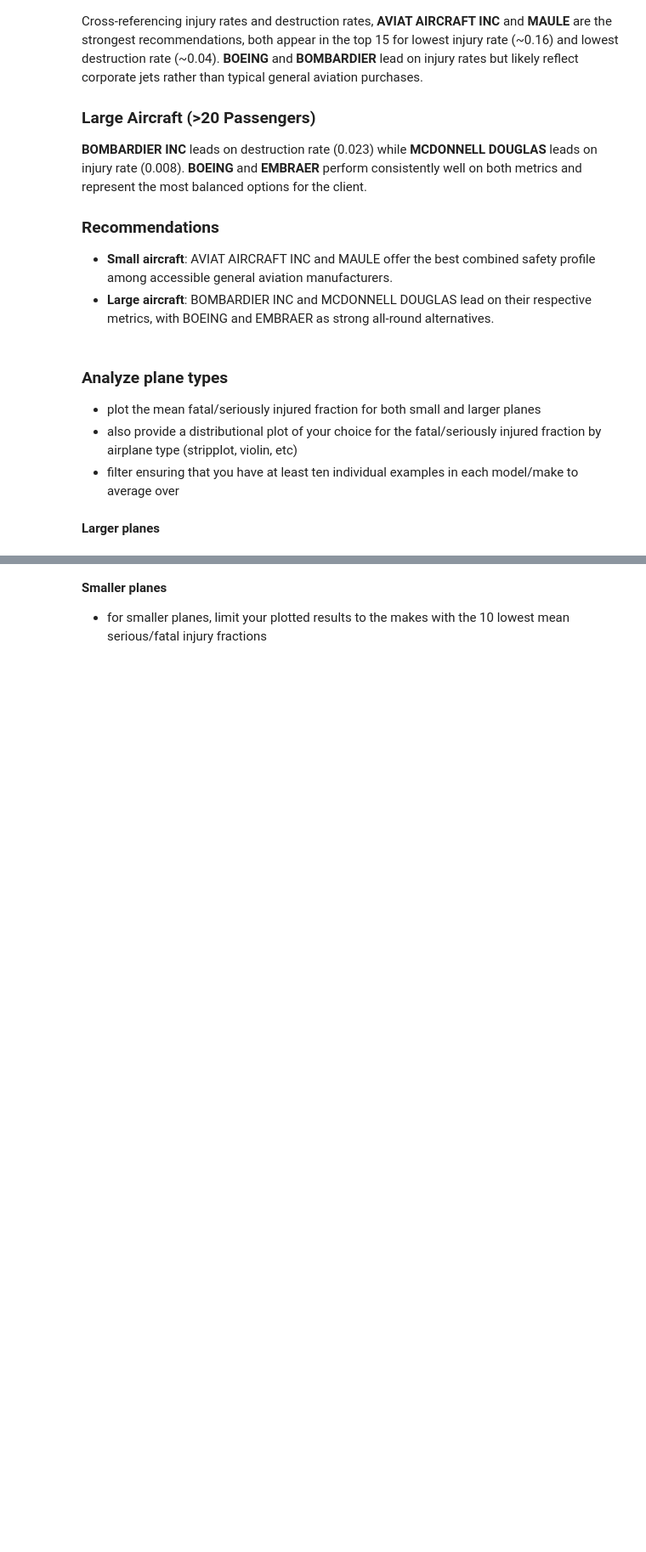
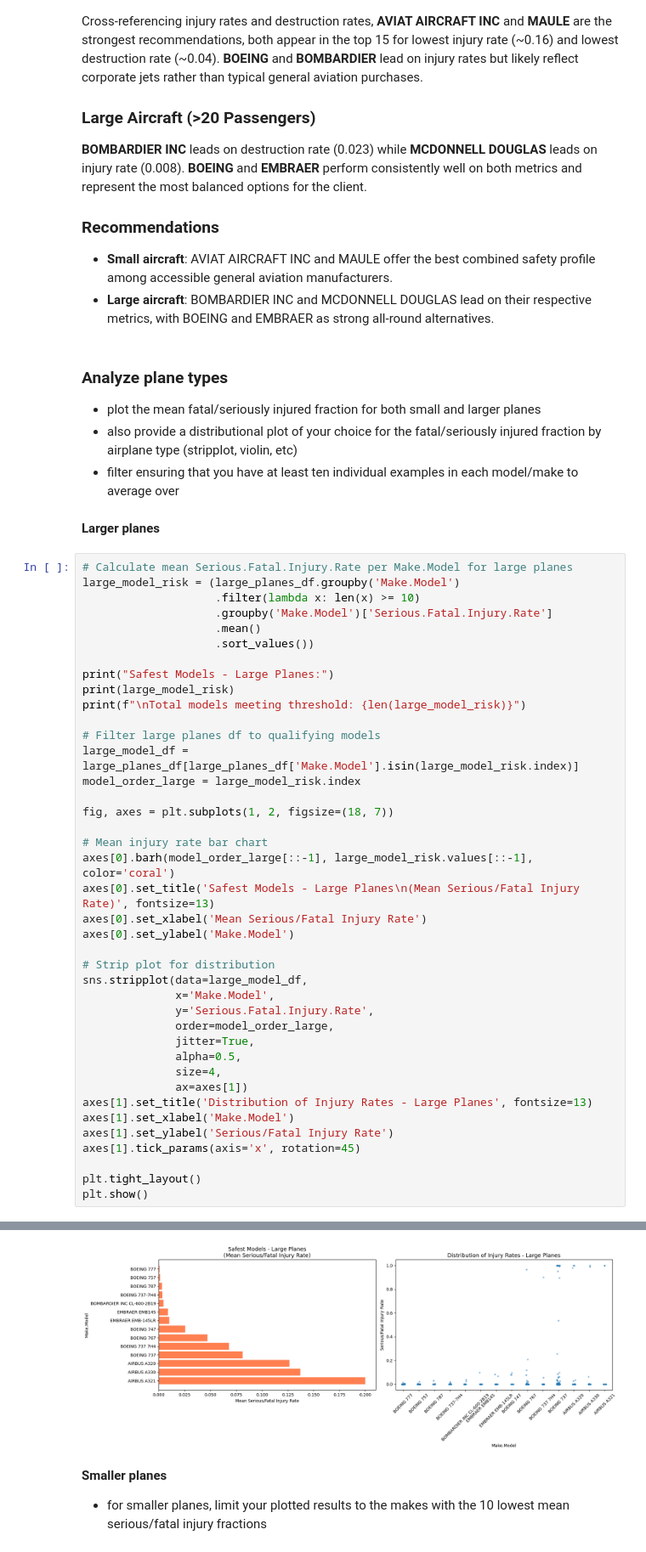
Before and after one commit to bahayg/dsc-course0-m8-lab, a Jupyter notebook: Aviation_Accidents_Data_Analysis.ipynb, the cells around one changed output, grey strips where cells are left out. Shown at 85% size. Saved outputs shown, nothing was run; the diff lists cells and outputs as text; blank space fills up the shorter version.

Commit message:
Data Analysis - Analyze Plane Types

```diff
--- a/Aviation_Accidents_Data_Analysis.ipynb
+++ b/Aviation_Accidents_Data_Analysis.ipynb
@@ -308,3 +308,44 @@ with BOEING and EMBRAER as strong all-round alternatives.
 - filter ensuring that you have at least ten individual examples in each model/make to average over
 # %% [markdown]
 **Larger planes**
+# %%
+# Calculate mean Serious.Fatal.Injury.Rate per Make.Model for large planes
+large_model_risk = (large_planes_df.groupby('Make.Model')
+                    .filter(lambda x: len(x) >= 10)
+                    .groupby('Make.Model')['Serious.Fatal.Injury.Rate']
+                    .mean()
+                    .sort_values())
+
+print("Safest Models - Large Planes:")
+print(large_model_risk)
+print(f"\nTotal models meeting threshold: {len(large_model_risk)}")
+
+# Filter large planes df to qualifying models
+large_model_df = large_planes_df[large_planes_df['Make.Model'].isin(large_model_risk.index)]
+model_order_large = large_model_risk.index
+
+fig, axes = plt.subplots(1, 2, figsize=(18, 7))
+
+# Mean injury rate bar chart
+axes[0].barh(model_order_large[::-1], large_model_risk.values[::-1], color='coral')
+axes[0].set_title('Safest Models - Large Planes\n(Mean Serious/Fatal Injury Rate)', fontsize=13)
+axes[0].set_xlabel('Mean Serious/Fatal Injury Rate')
+axes[0].set_ylabel('Make.Model')
+
+# Strip plot for distribution
+sns.stripplot(data=large_model_df,
+              x='Make.Model',
+              y='Serious.Fatal.Injury.Rate',
+              order=model_order_large,
+              jitter=True,
+              alpha=0.5,
+              size=4,
+              ax=axes[1])
+axes[1].set_title('Distribution of Injury Rates - Large Planes', fontsize=13)
+axes[1].set_xlabel('Make.Model')
+axes[1].set_ylabel('Serious/Fatal Injury Rate')
+axes[1].tick_params(axis='x', rotation=45)
+
+plt.tight_layout()
+plt.show()
+# %% [output]
@@ -311,3 +371,4 @@ with BOEING and EMBRAER as strong all-round alternatives.
+[figure, added]
 # %% [markdown]
 **Smaller planes**
 - for smaller planes, limit your plotted results to the makes with the 10 lowest mean serious/fatal injury fractions
```
Also changed, not shown: parts of 3 cells of this notebook.
